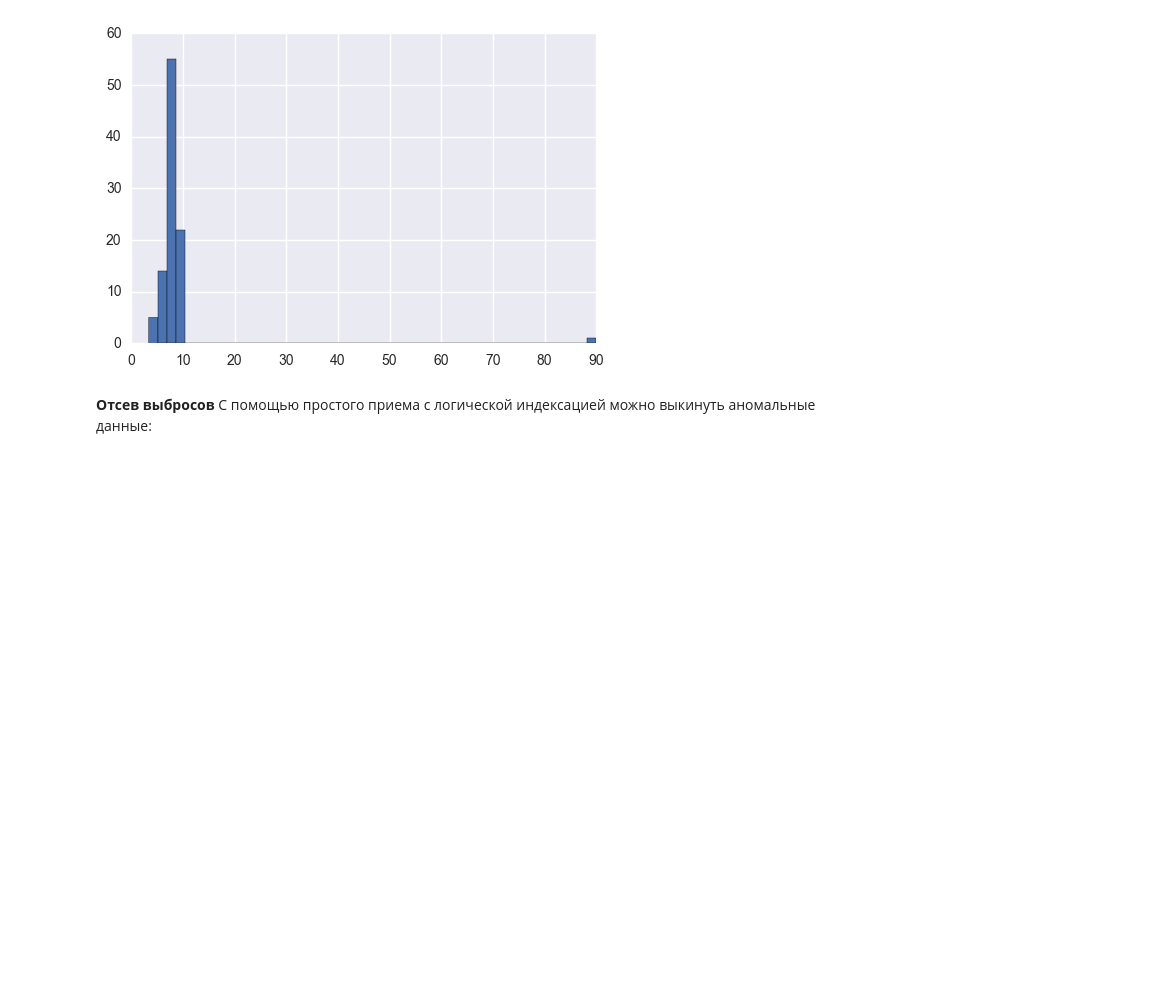
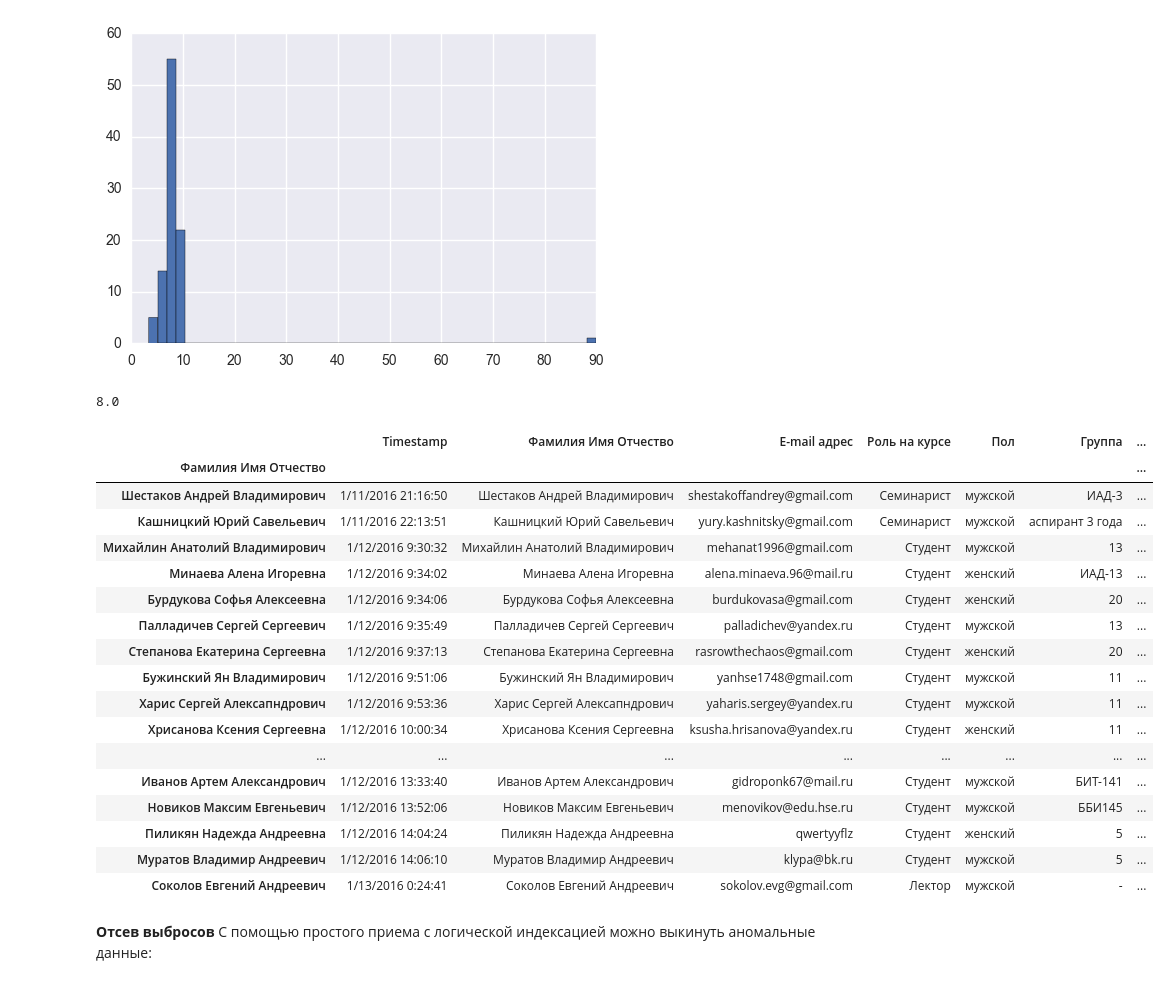
Before and after one commit to 1gnatov/ML_DM_HSE_minor, a Jupyter notebook: module2_data_analysis_notebooks/seminar02_pandas_visual/seminar02_practice_minor_poll.ipynb, the cells around one changed output. Drawn from its saved outputs; the diff is of its cells as text; code cells hidden in the pictures; blank space fills up the shorter version.

```diff
--- a/module2_data_analysis_notebooks/seminar02_pandas_visual/seminar02_practice_minor_poll.ipynb
+++ b/module2_data_analysis_notebooks/seminar02_pandas_visual/seminar02_practice_minor_poll.ipynb
@@ -98,6 +117,32 @@ GPA.mean(), GPA.std()
 # %% [output]
 (8.473711340206187, 8.464851171361936)
 [figure]
+# %%
+GPA.median()
+# %% [output]
+8.0
+# %%
+data[(data['GPA (Средний балл)'] > 4)
+     & (data['GPA (Средний балл)'] < 8)]
+# %% [output]
+|  | Timestamp | Фамилия Имя Отчество | E-mail адрес | Роль на курсе | Пол | Группа | ... |
+| Фамилия Имя Отчество |  |  |  |  |  |  | ... |
+| Шестаков Андрей Владимирович | 1/11/2016 21:16:50 | Шестаков Андрей Владимирович | shestakoffandrey@gmail.com | Семинарист | мужской | ИАД-3 | ... |
+| Кашницкий Юрий Савельевич | 1/11/2016 22:13:51 | Кашницкий Юрий Савельевич | yury.kashnitsky@gmail.com | Семинарист | мужской | аспирант 3 года | ... |
+| Михайлин Анатолий Владимирович | 1/12/2016 9:30:32 | Михайлин Анатолий Владимирович | mehanat1996@gmail.com | Студент | мужской | 13 | ... |
+| Минаева Алена Игоревна | 1/12/2016 9:34:02 | Минаева Алена Игоревна | alena.minaeva.96@mail.ru | Студент | женский | ИАД-13 | ... |
+| Бурдукова Софья Алексеевна | 1/12/2016 9:34:06 | Бурдукова Софья Алексеевна | burdukovasa@gmail.com | Студент | женский | 20 | ... |
+| Палладичев Сергей Сергеевич | 1/12/2016 9:35:49 | Палладичев Сергей Сергеевич | palladichev@yandex.ru | Студент | мужской | 13 | ... |
+| Степанова Екатерина Сергеевна | 1/12/2016 9:37:13 | Степанова Екатерина Сергеевна | rasrowthechaos@gmail.com | Студент | женский | 20 | ... |
+| Бужинский Ян Владимирович | 1/12/2016 9:51:06 | Бужинский Ян Владимирович | yanhse1748@gmail.com | Студент | мужской | 11 | ... |
+| Харис Сергей Алексапндрович | 1/12/2016 9:53:36 | Харис Сергей Алексапндрович | yaharis.sergey@yandex.ru | Студент | мужской | 11 | ... |
+| Хрисанова Ксения Сергеевна | 1/12/2016 10:00:34 | Хрисанова Ксения Сергеевна | ksusha.hrisanova@yandex.ru | Студент | женский | 11 | ... |
+| ... | ... | ... | ... | ... | ... | ... | ... |
+| Иванов Артем Александрович | 1/12/2016 13:33:40 | Иванов Артем Александрович | gidroponk67@mail.ru | Студент | мужской | БИТ-141 | ... |
+| Новиков Максим Евгеньевич | 1/12/2016 13:52:06 | Новиков Максим Евгеньевич | menovikov@edu.hse.ru | Студент | мужской | ББИ145 | ... |
+| Пиликян Надежда Андреевна | 1/12/2016 14:04:24 | Пиликян Надежда Андреевна | qwertyyflz | Студент | женский | 5 | ... |
+| Муратов Владимир Андреевич | 1/12/2016 14:06:10 | Муратов Владимир Андреевич | klypa@bk.ru | Студент | мужской | 5 | ... |
+| Соколов Евгений Андреевич | 1/13/2016 0:24:41 | Соколов Евгений Андреевич | sokolov.evg@gmail.com | Лектор | мужской | - | ... |
 # %% [markdown]
 **Отсев выбросов**
 С помощью простого приема с логической индексацией можно выкинуть аномальные данные:
```
Also changed, not shown: parts of 15 cells of this notebook, 4 other files.
